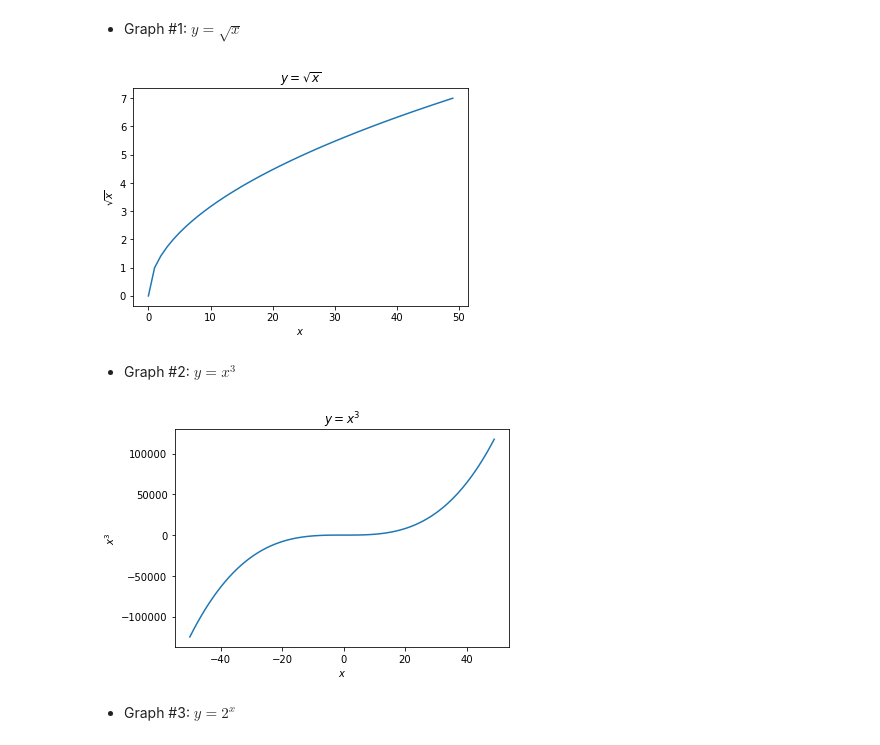
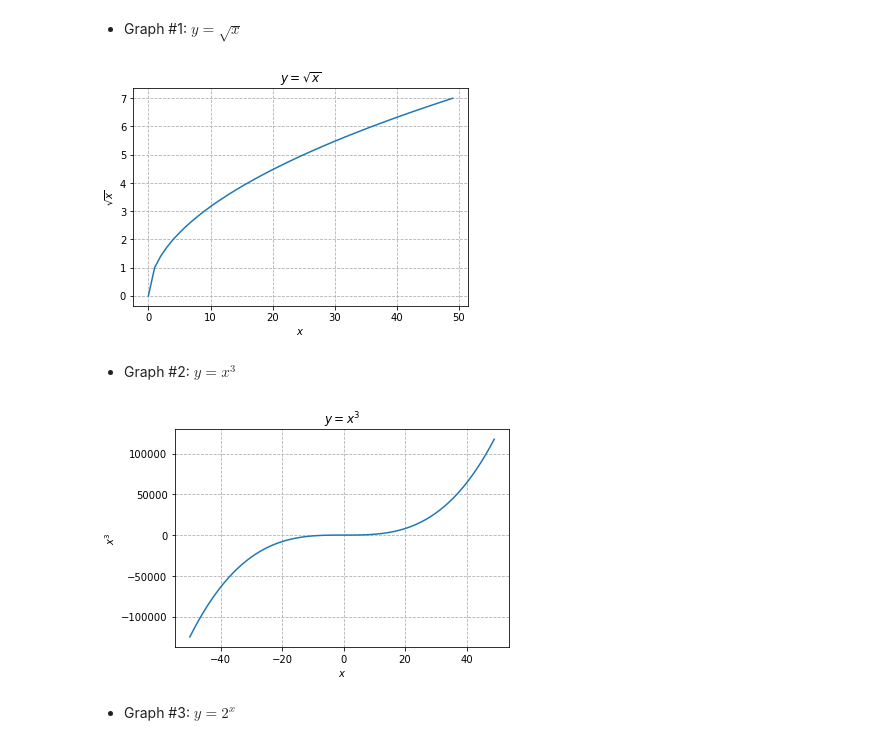
Before and after one commit to david-rodriguez-siller/numpy-pandas-visualization-exercises, a Jupyter notebook: matplotlib_exercises.ipynb, the cells around one changed output. Cells and saved outputs as stored; diff of their text form; code cells hidden in the pictures.

```diff
--- a/matplotlib_exercises.ipynb
+++ b/matplotlib_exercises.ipynb
@@ -39,25 +42,30 @@ plt.annotate('This is is 0,0', (0, 0), (4, 88), arrowprops = dict());
 # %%
 x = range(0, 50)
 y = [math.sqrt(n) for n in x]
+#y = [n ** .5 for n in x]
 plt.plot(x,y);
 
 plt.title('$y = \sqrt{x}$')
 plt.xlabel('$x$');
 plt.ylabel('$\sqrt{x}$');
+
+plt.grid(True, ls = '--');
 # %% [output]
-[figure, old version]
+[figure, new version]
 # %% [markdown]
  - Graph #2: $y = x^3$
 # %%
 x = range(-50, 50)
-y = [n * n * n for n in x]
+y = [n ** 3 for n in x]
 plt.plot(x,y);
 
 plt.title('$y = x^3$')
 plt.xlabel('$x$');
 plt.ylabel('$x^3$');
+
+plt.grid(True, ls = '--');
 # %% [output]
-[figure, old version]
+[figure, new version]
 # %% [markdown]
  - Graph #3: $y = 2^x$
 # %%
```
Also changed, not shown: parts of 6 cells of this notebook.
